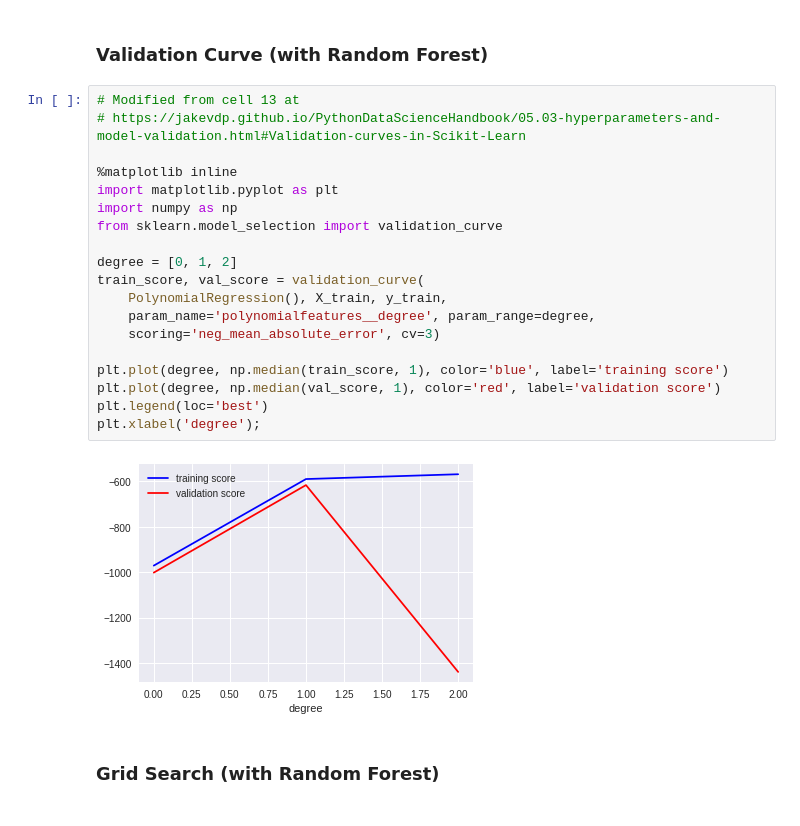
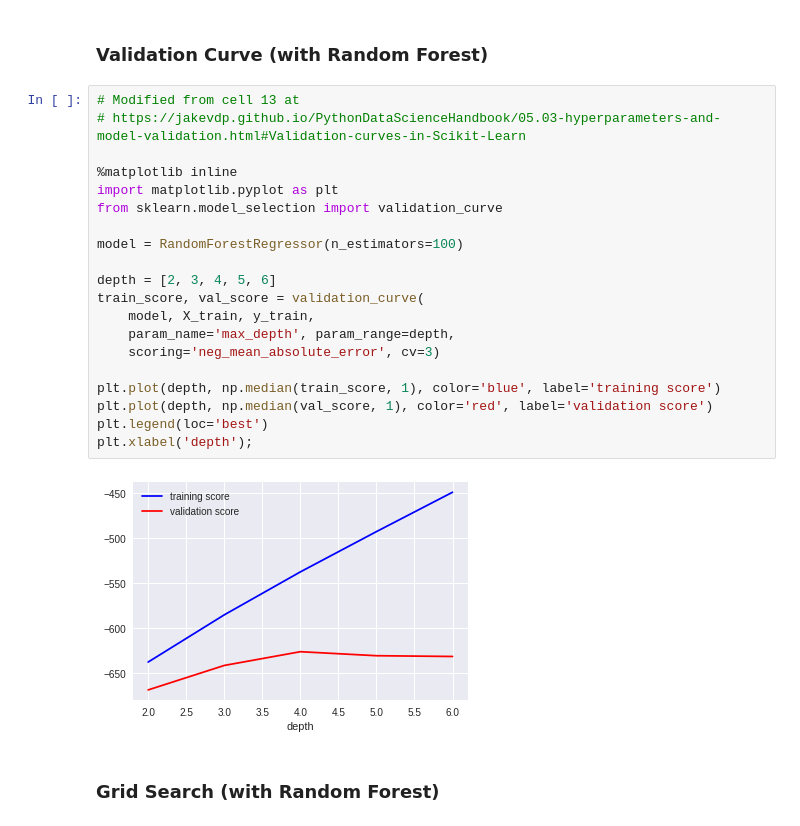
Before and after one commit to LambdaSchool/DS-Unit-2-Sprint-4-Model-Validation, a Jupyter notebook: module-3-select-models-and-parameters/LS_DS_243_Select_models_and_parameters.ipynb, the cells around one changed output. Cells and saved outputs as stored; diff of their text form.

```diff
--- a/module-3-select-models-and-parameters/LS_DS_243_Select_models_and_parameters.ipynb
+++ b/module-3-select-models-and-parameters/LS_DS_243_Select_models_and_parameters.ipynb
@@ -437,23 +461,24 @@ https://scikit-learn.org/stable/modules/generated/sklearn.ensemble.RandomForestR
 # %%
 # Modified from cell 13 at
 # https://jakevdp.github.io/PythonDataScienceHandbook/05.03-hyperparameters-and-model-validation.html#Validation-curves-in-Scikit-Learn
 
 %matplotlib inline
 import matplotlib.pyplot as plt
-import numpy as np
 from sklearn.model_selection import validation_curve
 
-degree = [0, 1, 2]
+model = RandomForestRegressor(n_estimators=100)
+
+depth = [2, 3, 4, 5, 6]
 train_score, val_score = validation_curve(
-    PolynomialRegression(), X_train, y_train,
-    param_name='polynomialfeatures__degree', param_range=degree,
+    model, X_train, y_train,
+    param_name='max_depth', param_range=depth,
     scoring='neg_mean_absolute_error', cv=3)
 
-plt.plot(degree, np.median(train_score, 1), color='blue', label='training score')
-plt.plot(degree, np.median(val_score, 1), color='red', label='validation score')
+plt.plot(depth, np.median(train_score, 1), color='blue', label='training score')
+plt.plot(depth, np.median(val_score, 1), color='red', label='validation score')
 plt.legend(loc='best')
-plt.xlabel('degree');
+plt.xlabel('depth');
 # %% [output]
-[figure, old version]
+[figure, new version]
 # %% [markdown]
 ### Grid Search (with Random Forest)
```
Also changed, not shown: parts of 20 cells of this notebook.
